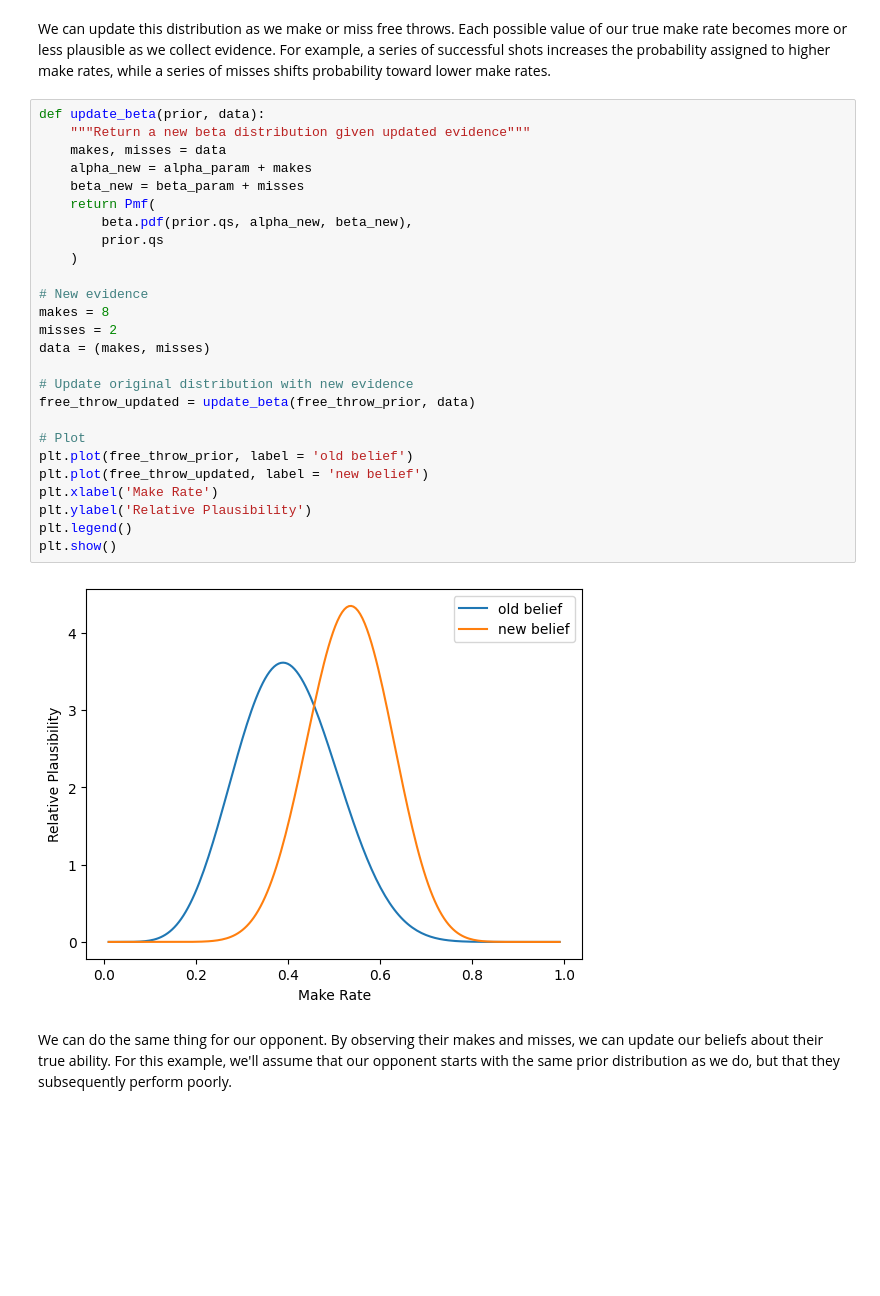
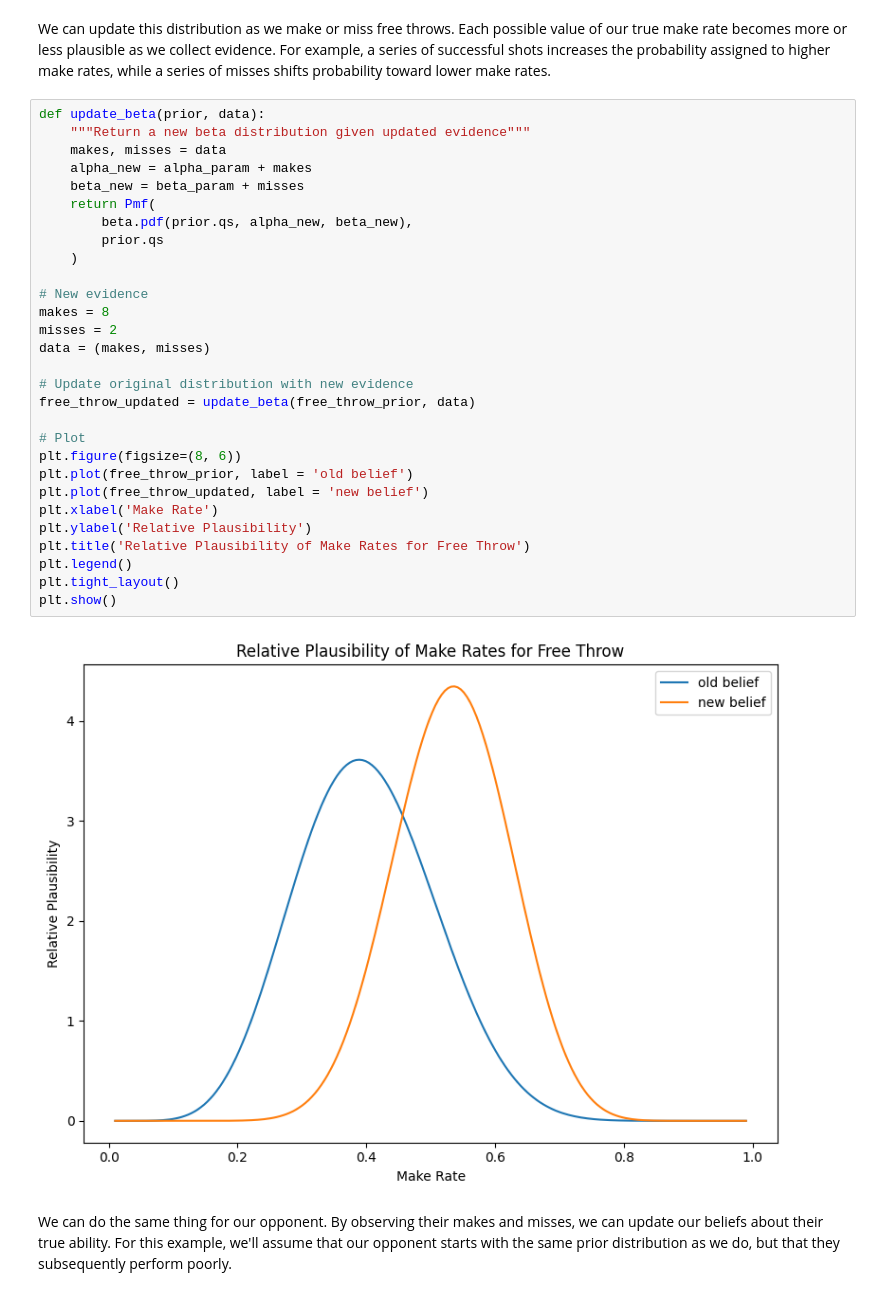
Before and after one commit to SamFarhi/horse-bayesian-strategy, a Jupyter notebook: HORSE.ipynb, the cells around one changed output. Saved outputs shown, nothing was run; the diff lists cells and outputs as text; blank space fills up the shorter version.

```diff
--- a/HORSE.ipynb
+++ b/HORSE.ipynb
@@ -177,31 +180,34 @@ We can update this distribution as we make or miss free throws. Each possible va
 # %%
 def update_beta(prior, data):
     """Return a new beta distribution given updated evidence"""
     makes, misses = data
     alpha_new = alpha_param + makes
     beta_new = beta_param + misses
     return Pmf(
         beta.pdf(prior.qs, alpha_new, beta_new),
         prior.qs
     )
 
 # New evidence
 makes = 8
 misses = 2
 data = (makes, misses)
 
 # Update original distribution with new evidence
 free_throw_updated = update_beta(free_throw_prior, data)
 
 # Plot
+plt.figure(figsize=(8, 6))
 plt.plot(free_throw_prior, label = 'old belief')
 plt.plot(free_throw_updated, label = 'new belief')
 plt.xlabel('Make Rate')
 plt.ylabel('Relative Plausibility')
+plt.title('Relative Plausibility of Make Rates for Free Throw')
 plt.legend()
+plt.tight_layout()
 plt.show()
 # %% [output]
-[figure, old version]
+[figure, new version]
 # %% [markdown]
 We can do the same thing for our opponent. By observing their makes and misses, we can update our beliefs about their true ability. For this example, we'll assume that our opponent starts with the same prior distribution as we do, but that they subsequently perform poorly.
 # %%
```
Also changed, not shown: parts of 20 cells of this notebook.
